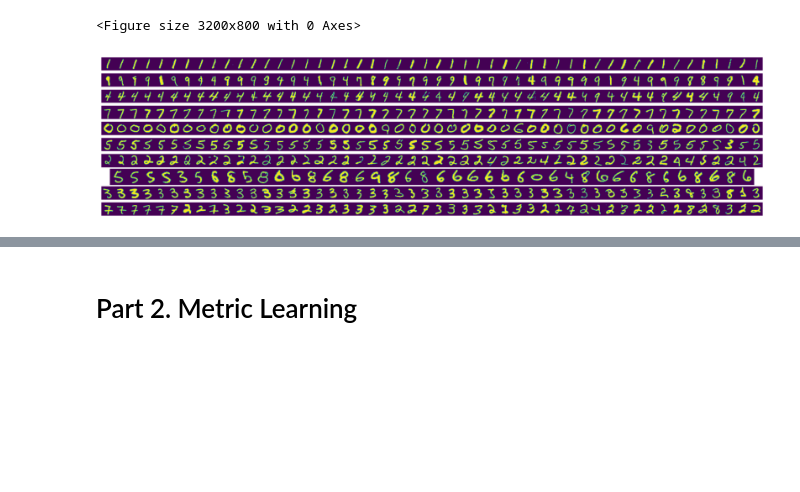
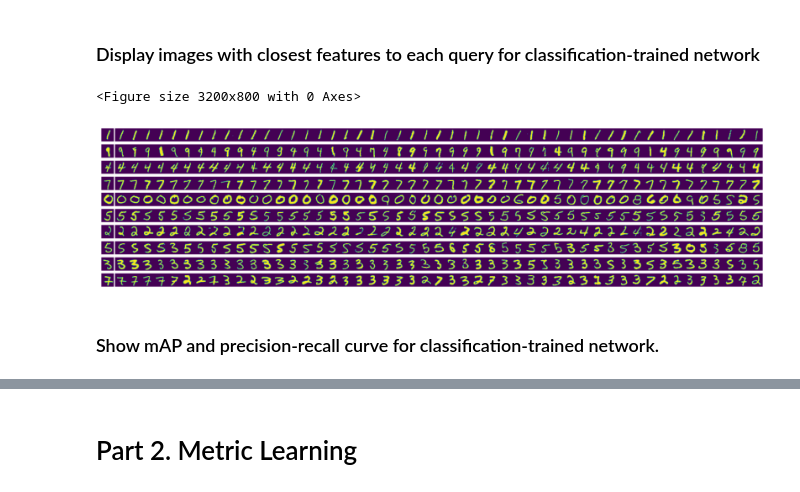
Before and after one commit to VladyslavHladchenko/cnn_metric_learning, a Jupyter notebook: view.ipynb, the cells around one changed output, grey strips where cells are left out. Cells and saved outputs as stored; diff of their text form; code cells hidden in the pictures; blank space fills up the shorter version.

```diff
--- a/view.ipynb
+++ b/view.ipynb
@@ -23,10 +25,8 @@ Using device: cpu
 # %%
 net = load_net('./models/net_class.pl') # load pretrained classification network
-# net = load_net('./models/net_triplet.pl') # load pretrained classification network
 
 # qery test images, use all test set to retrive
 torch.manual_seed(0)
 loader = torch.utils.data.DataLoader(test_set, batch_size=10, shuffle=True, num_workers=0)
-loader_iterator = iter(loader)
-queries, qlabels = next(loader_iterator)
-#
+queries, qlabels = next(iter(loader))
+queries, qlabels = queries.to(dev), qlabels.to(dev)
@@ -57,13 +33,10 @@ for x,l in loader_iterator:
-# %%
-plt.clf()
-f, axarr = plt.subplots(n_queries, 1, gridspec_kw = {'wspace':0, 'hspace':0})
-
-for i in range(len(queries)):
-    ax = axarr[i]
-
-    img = torch.concat([item.item for item in hq.nsmallest(50, closest_features[i])], dim=2)
-    ax.imshow(img.cpu().numpy().transpose(1, 2, 0))
-    ax.axis('off')
-# %% [output]
-<Figure size 3200x800 with 0 Axes>
-[figure, removed]
+# %% [markdown]
+### Display images with closest features to each query for classification-trained network
+# %%
+closest_images = get_closest_to_queries(net, queries, loader)
+plot_closest_to_queries(closest_images)
+# %% [output]
+<Figure size 3200x800 with 0 Axes>
+[figure, added]
+# %% [markdown]
+### Show mAP and precision-recall curve for classification-trained network.
```
Also changed, not shown: parts of 19 cells of this notebook, 2 other files.
